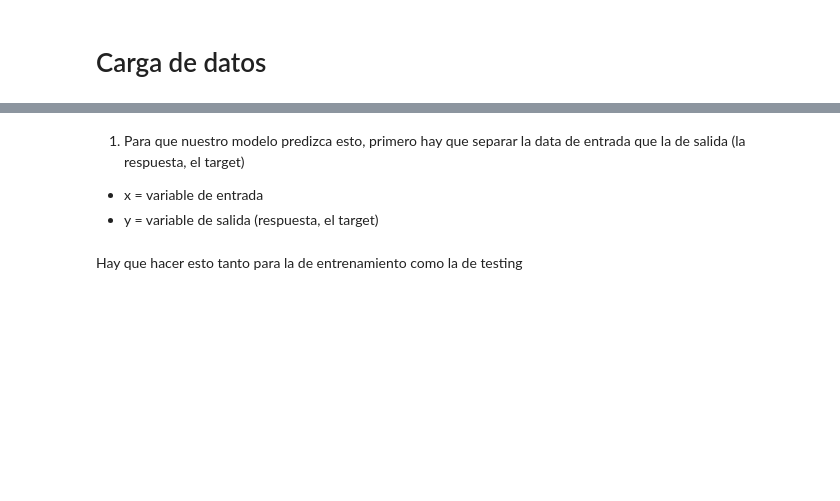
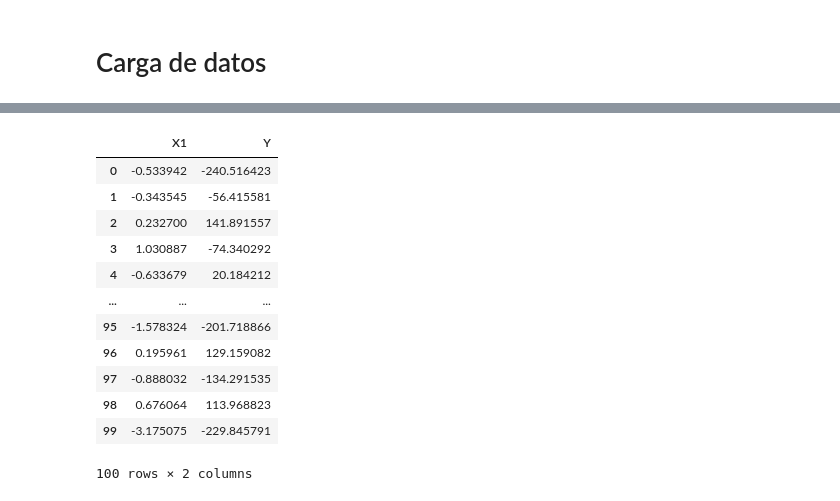
Before and after one commit to JCamposx/Ulima, a Jupyter notebook: VIII-Ciclo/Machine-learning/Semana-3/1_Regresion_lineal.ipynb, the cells around one changed output, grey strips where cells are left out. Drawn from its saved outputs; the diff is of its cells as text; code cells hidden in the pictures; blank space fills up the shorter version.

```diff
--- a/VIII-Ciclo/Machine-learning/Semana-3/1_Regresion_lineal.ipynb
+++ b/VIII-Ciclo/Machine-learning/Semana-3/1_Regresion_lineal.ipynb
@@ -226,6 +8,0 @@ target = 'median_house_value'
-# %% [markdown]
-1. Para que nuestro modelo predizca esto, primero hay que separar la data de
-entrada que la de salida (la respuesta, el target)
-
-- x = variable de entrada
-- y = variable de salida (respuesta, el target)
@@ -238,2 +8,0 @@ y_train = train[target]
-# %% [markdown]
-Hay que hacer esto tanto para la de entrenamiento como la de testing
@@ -245,0 +9,17 @@ y_test = test[target]
+# %%
+data = pd.read_csv('./regresion 1v.csv')
+data
+# %% [output]
+|  | X1 | Y |
+| 0 | -0.533942 | -240.516423 |
+| 1 | -0.343545 | -56.415581 |
+| 2 | 0.232700 | 141.891557 |
+| 3 | 1.030887 | -74.340292 |
+| 4 | -0.633679 | 20.184212 |
+| ... | ... | ... |
+| 95 | -1.578324 | -201.718866 |
+| 96 | 0.195961 | 129.159082 |
+| 97 | -0.888032 | -134.291535 |
+| 98 | 0.676064 | 113.968823 |
+| 99 | -3.175075 | -229.845791 |
+100 rows × 2 columns
```
Also changed, not shown: parts of 47 cells of this notebook, 2 other files.
